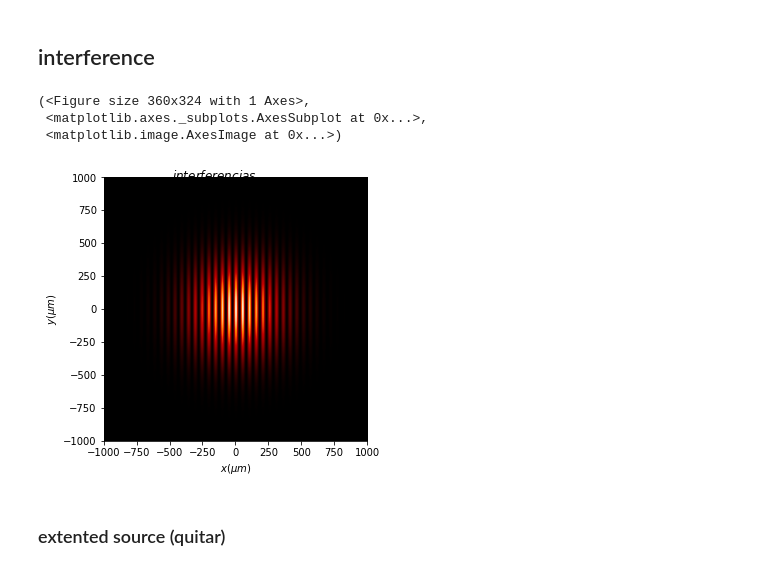
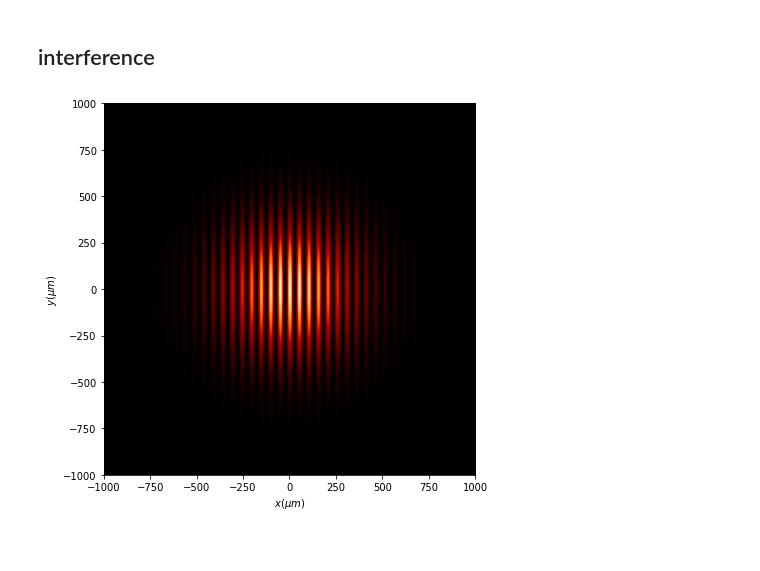
Before and after one commit to aocg-ucm/diffractio, a Jupyter notebook: docs/source/tutorial/scalar_XY/sources_xy.ipynb, the cells around one changed output. Saved outputs shown, nothing was run; the diff lists cells and outputs as text; code cells hidden in the pictures; blank space fills up the shorter version.

```diff
--- a/docs/source/tutorial/scalar_XY/sources_xy.ipynb
+++ b/docs/source/tutorial/scalar_XY/sources_xy.ipynb
@@ -377,32 +351,27 @@ reduce_matrix_size: size ini = (256, 256), size_final = (256, 256)
 # %%
 x0 = np.linspace(-1*mm, 1*mm, 512)
 y0 = np.linspace(-1*mm, 1*mm, 512)
 wavelength = 0.6238 * um
 
 u1 = Scalar_source_XY(x=x0, y=y0, wavelength=wavelength)
 u2 = Scalar_source_XY(x=x0, y=y0, wavelength=wavelength)
 
 u1.gauss_beam(
     A=1,
     r0=(0 * um, 0 * um),
     w0=(500 * um, 500 * um),
     z0=0 * um,
     phi=2 * degrees,
     theta=10 * degrees)
 u2.gauss_beam(
     A=1,
     r0=(0 * um, 0 * um),
     w0=(500 * um, 500 * um),
     z0=0 * um,
     phi=2 * degrees,
     theta=-10 * degrees)
 
 u3 = u1 + u2
-u3.draw(kind='intensity', title="$interferencias$")
+u3.draw(kind='intensity');
 # %% [output]
-(<Figure size 360x324 with 1 Axes>,
- <matplotlib.axes._subplots.AxesSubplot at 0x...>,
- <matplotlib.image.AxesImage at 0x...>)
-[figure, old version]
+[figure, new version]
-# %% [markdown]
-### extented source (quitar)
```
Also changed, not shown: parts of 16 cells of this notebook, 45 other files.
